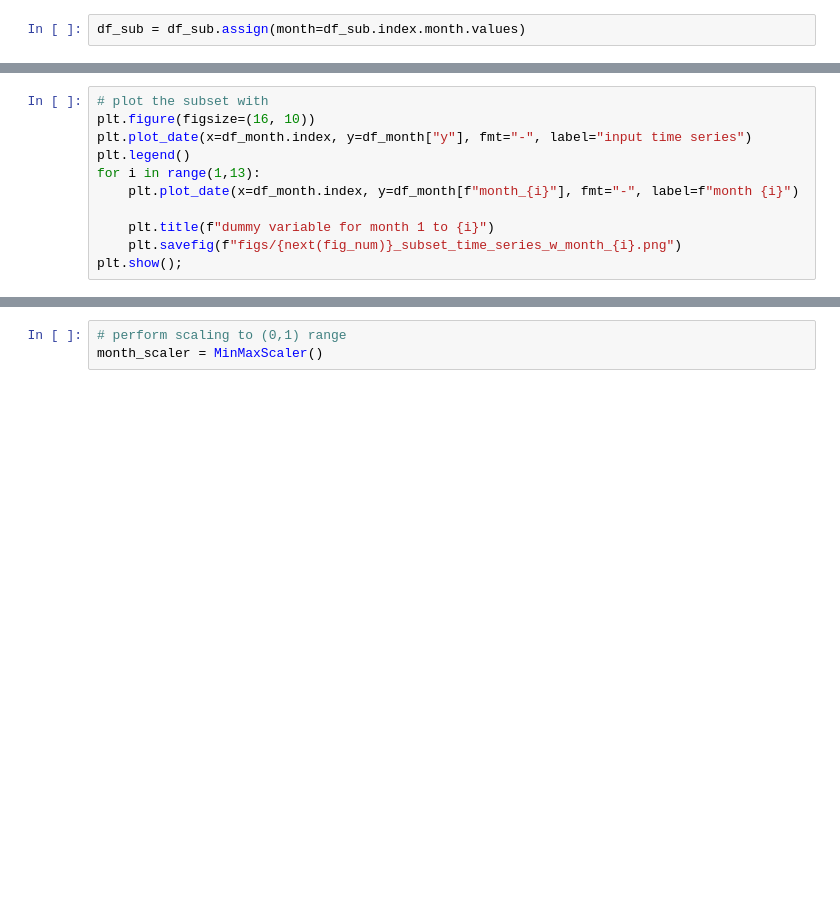
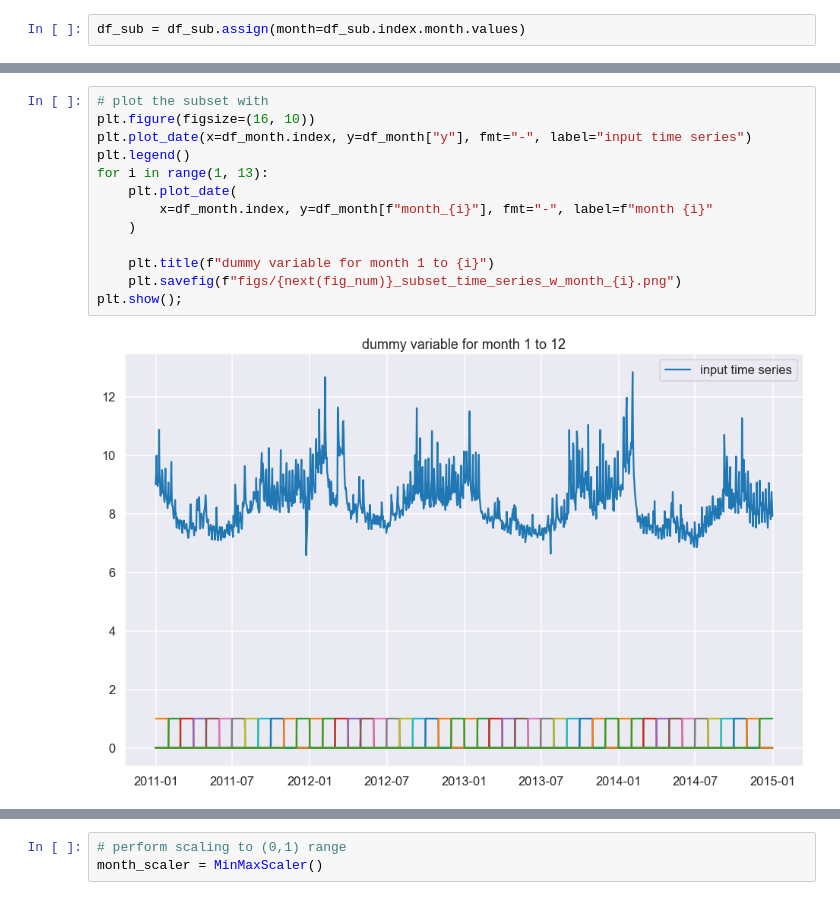
Before and after one commit to hypershotgun/linear_forecast, a Jupyter notebook: lin_frcst.ipynb, the cells around one changed output, grey strips where cells are left out. Drawn from its saved outputs; the diff is of its cells as text; blank space fills up the shorter version.

```diff
--- a/lin_frcst.ipynb
+++ b/lin_frcst.ipynb
@@ -100,11 +155,15 @@ print(df_month.info())
 # %%
 # plot the subset with
 plt.figure(figsize=(16, 10))
 plt.plot_date(x=df_month.index, y=df_month["y"], fmt="-", label="input time series")
 plt.legend()
-for i in range(1,13):
-    plt.plot_date(x=df_month.index, y=df_month[f"month_{i}"], fmt="-", label=f"month {i}")
+for i in range(1, 13):
+    plt.plot_date(
+        x=df_month.index, y=df_month[f"month_{i}"], fmt="-", label=f"month {i}"
+    )
 
     plt.title(f"dummy variable for month 1 to {i}")
     plt.savefig(f"figs/{next(fig_num)}_subset_time_series_w_month_{i}.png")
 plt.show();
+# %% [output]
+[figure, added]
```
Also changed, not shown: parts of 11 cells of this notebook.
